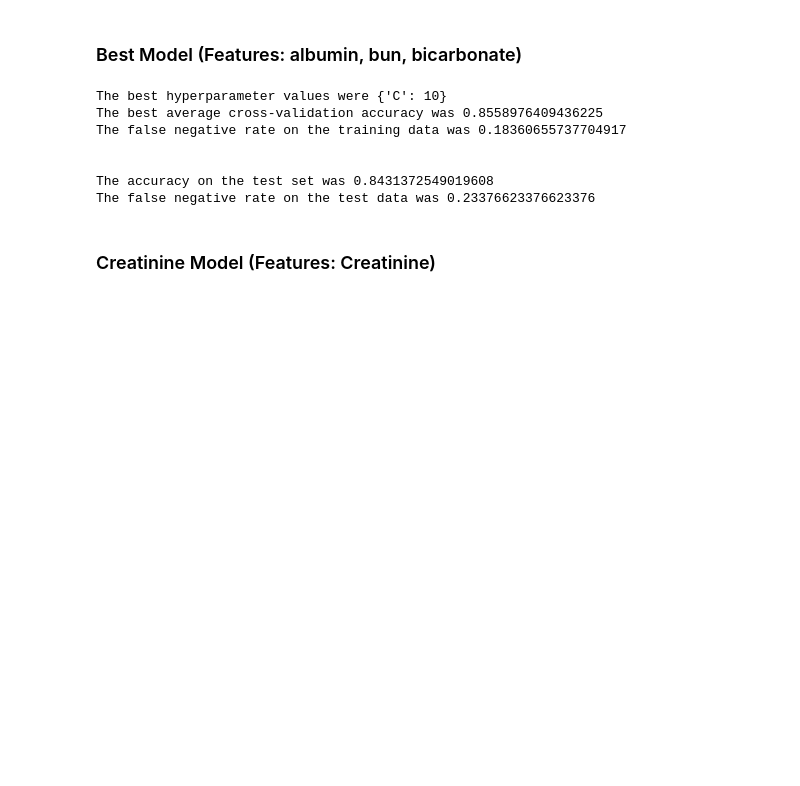
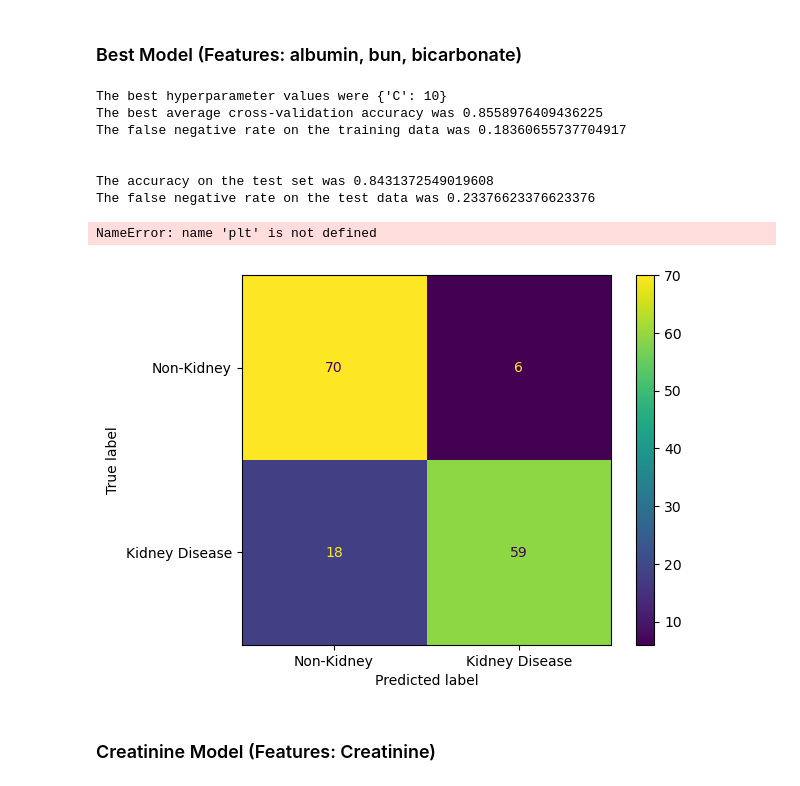
Before and after one commit to manns79/IgA-Nephropathy, a Jupyter notebook: Modeling/final_model_run.ipynb, the cells around one changed output. Saved outputs shown, nothing was run; the diff lists cells and outputs as text; code cells hidden in the pictures; blank space fills up the shorter version.

```diff
--- a/Modeling/final_model_run.ipynb
+++ b/Modeling/final_model_run.ipynb
@@ -45,33 +45,40 @@ features = ['albumin',
            'bun',
            'bicarbonate']
 best_grid_cv = GridSearchCV(estimator = LogisticRegression(),
                            param_grid = {'C': [0.001, 0.01, 0.1, 1, 10, 100]},
                            scoring = 'accuracy',
                            cv = 5)
 best_grid_cv.fit(data_train[features],
                 data_train[target])
 best_model = best_grid_cv.best_estimator_
 pred_train = best_model.predict(data_train[features])
 cm_train = confusion_matrix(data_train[target],
                            pred_train)
 print('The best hyperparameter values were', best_grid_cv.best_params_)
 print('The best average cross-validation accuracy was', best_grid_cv.best_score_)
 print('The false negative rate on the training data was', cm_train[1, 0]/(cm_train[1, 1] + cm_train[1, 0]))
 
 pred_test = best_model.predict(data_test[features])
 cm_test = confusion_matrix(data_test[target],
                           pred_test)
 print('\n')
 print('The accuracy on the test set was', accuracy_score(data_test[target], pred_test))
 print('The false negative rate on the test data was', cm_test[1, 0]/(cm_test[1, 1] + cm_test[1, 0]))
+disp = ConfusionMatrixDisplay(confusion_matrix = cm_test,
+                              display_labels = ['Non-Kidney',
+                                               'Kidney Disease'])
+disp.plot()
+plt.show()
 # %% [output]
 The best hyperparameter values were {'C': 10}
 The best average cross-validation accuracy was 0.8558976409436225
 The false negative rate on the training data was 0.18360655737704917
 
 
 The accuracy on the test set was 0.8431372549019608
 The false negative rate on the test data was 0.23376623376623376
+NameError: name 'plt' is not defined
+[figure, added]
 # %% [markdown]
 ### Creatinine Model (Features: Creatinine)
 # %%
```
Also changed, not shown: parts of 2 cells of this notebook, 2 other files.
